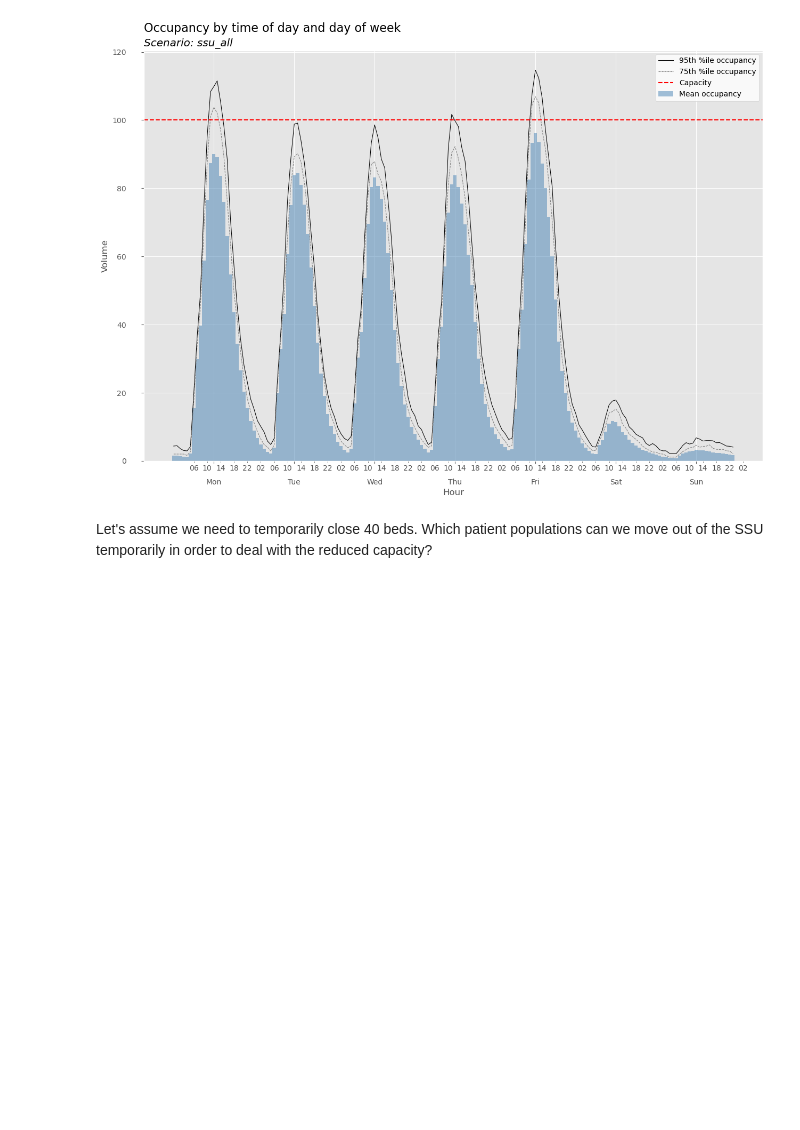
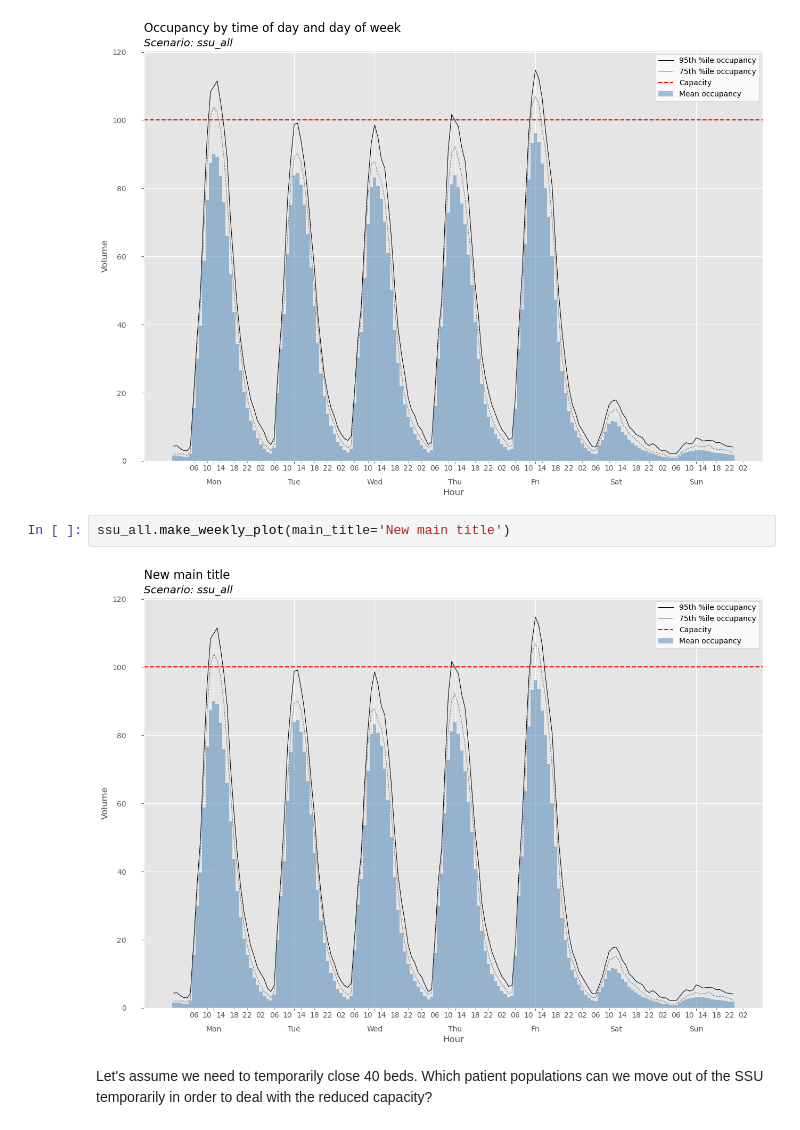
Before and after one commit to misken/hillmaker, a Jupyter notebook: docs/jb-hm/basic_occupancy_analysis.ipynb, the cells around one changed output. Cells and saved outputs as stored; diff of their text form; blank space fills up the shorter version.

Commit message:
refactored plotting api in Scenario

```diff
--- a/docs/jb-hm/basic_occupancy_analysis.ipynb
+++ b/docs/jb-hm/basic_occupancy_analysis.ipynb
@@ -82,6 +104,10 @@ dict_keys(['bydatetime', 'summaries', 'los_summary', 'settings', 'plots', 'runti
 ssu_all.get_plot()
 # %% [output]
 [figure]
+# %%
+ssu_all.make_weekly_plot(main_title='New main title')
+# %% [output]
+[figure, added]
 # %% [markdown]
 Let's assume we need to temporarily close 40 beds. Which patient populations can we move out of the SSU temporarily in order to deal with the reduced capacity?
 # %%
```
Also changed, not shown: parts of 9 cells of this notebook, 5 other files.
